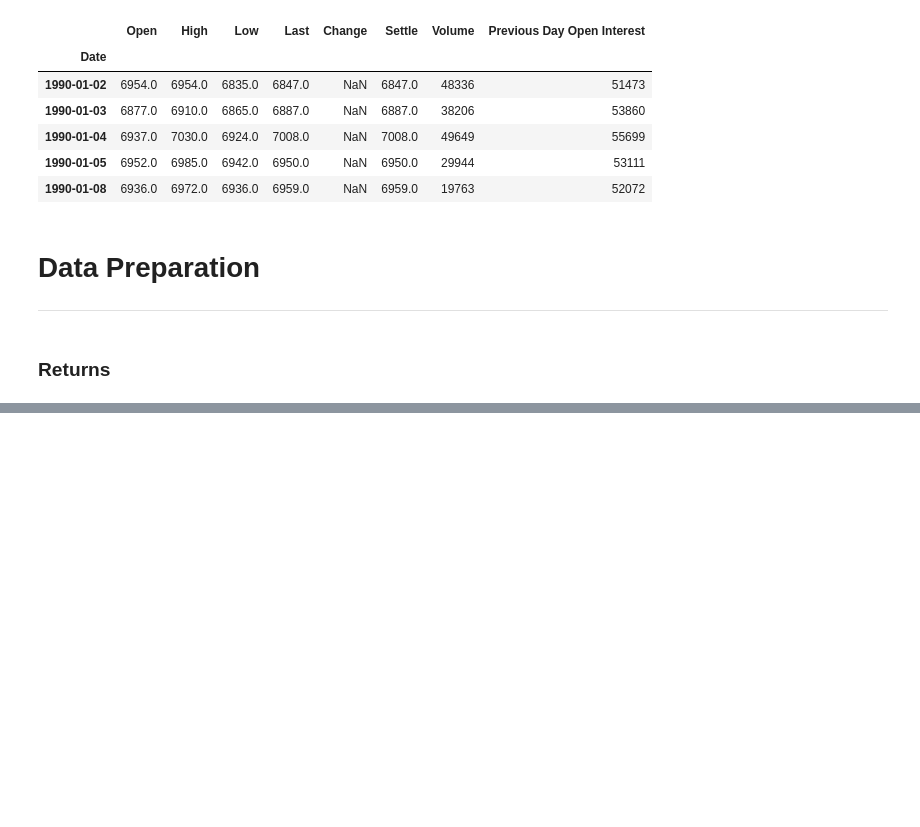
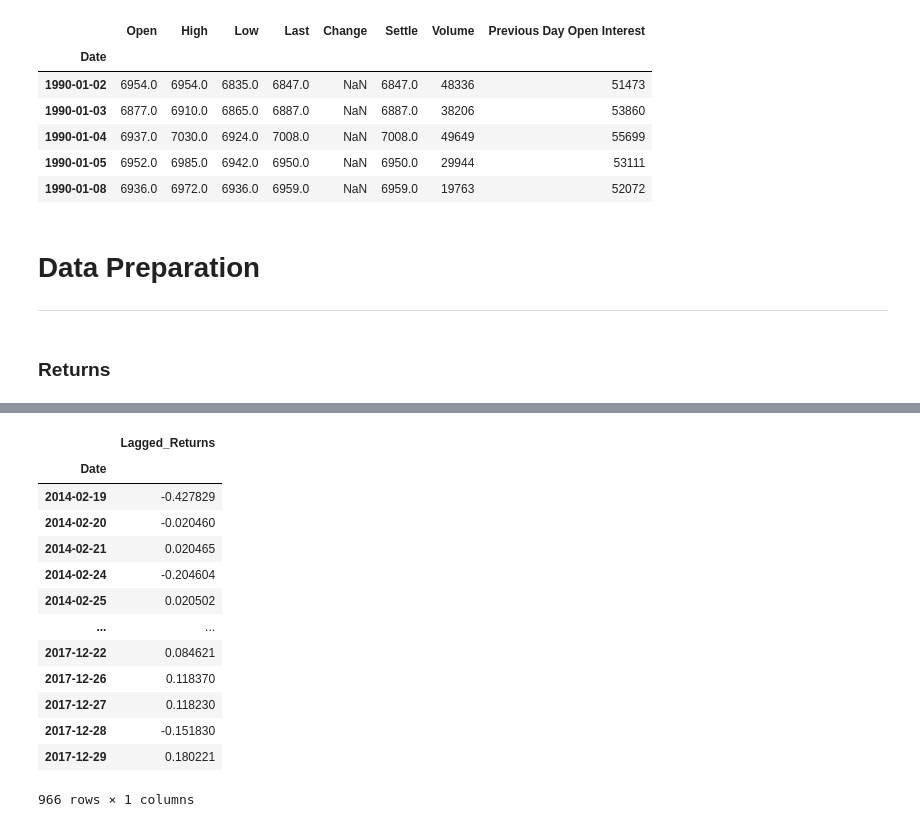
Before and after one commit to palma-javier-1997/Time_Series_Homework, a Jupyter notebook: Regression.ipynb, the cells around one changed output, grey strips where cells are left out. Cells and saved outputs as stored; diff of their text form; code cells hidden in the pictures; blank space fills up the shorter version.

```diff
--- a/Regression.ipynb
+++ b/Regression.ipynb
@@ -39,0 +78,18 @@ yen_futures.head()
+# %%
+# Display X_train DataFrame
+X_train
+# %% [output]
+|  | Lagged_Returns |
+| Date |  |
+| 2014-02-19 | -0.427829 |
+| 2014-02-20 | -0.020460 |
+| 2014-02-21 | 0.020465 |
+| 2014-02-24 | -0.204604 |
+| 2014-02-25 | 0.020502 |
+| ... | ... |
+| 2017-12-22 | 0.084621 |
+| 2017-12-26 | 0.118370 |
+| 2017-12-27 | 0.118230 |
+| 2017-12-28 | -0.151830 |
+| 2017-12-29 | 0.180221 |
+966 rows × 1 columns
```
Also changed, not shown: parts of 17 cells of this notebook.
